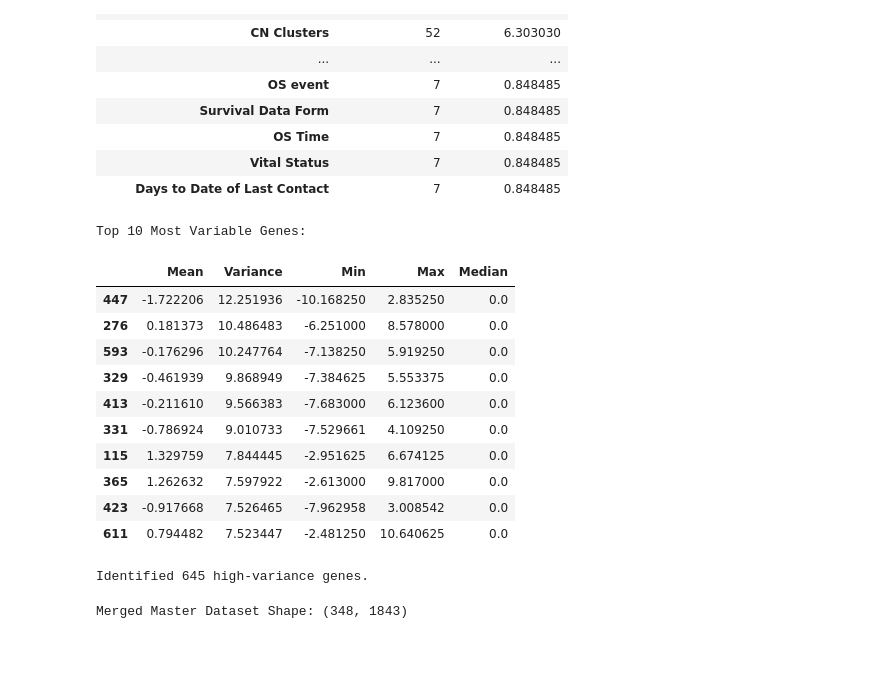
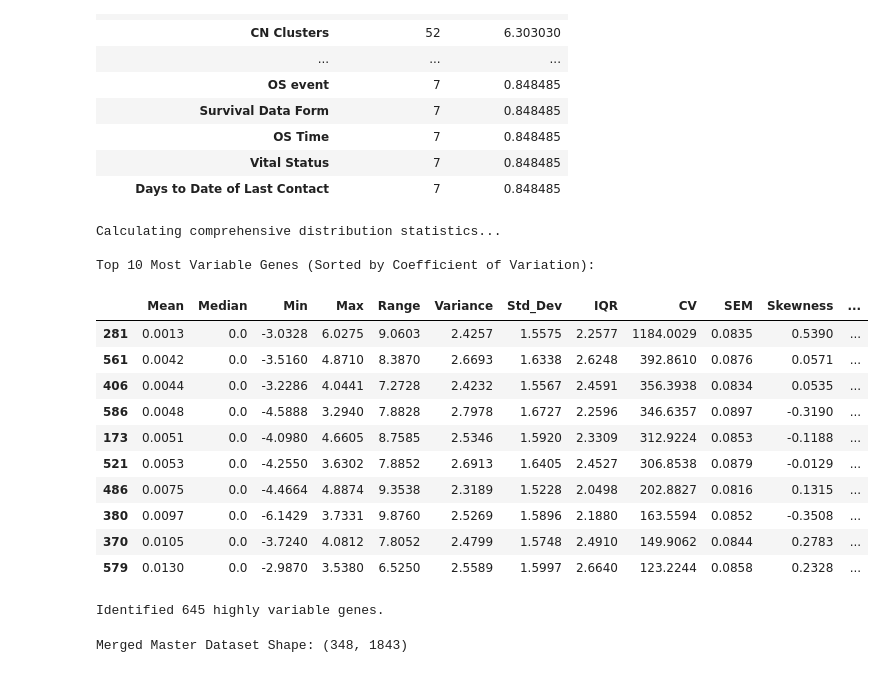
Before and after one commit to ypg1um-arch/SAU_ML_TASKS, a Jupyter notebook: TCGA-1_Classical_Stats_EDA.ipynb, the cells around one changed output. Cells and saved outputs as stored; diff of their text form; code cells hidden in the pictures.

```diff
--- a/TCGA-1_Classical_Stats_EDA.ipynb
+++ b/TCGA-1_Classical_Stats_EDA.ipynb
@@ -162,41 +162,58 @@ PAM50 mRNA:
 | Vital Status | 7 | 0.848485 |
 | Days to Date of Last Contact | 7 | 0.848485 |
 # %%
-# Cell 3: Global Statistics for Gene Expression
+# Cell 3: Comprehensive Global Statistics for Gene Expression
 # Drop the ID column temporarily just for calculating numeric stats
 if ID_COLUMN in ge_df.columns:
     numeric_ge_df = ge_df.drop(columns=[ID_COLUMN])
 else:
     numeric_ge_df = ge_df
 
+print("Calculating comprehensive distribution statistics...")
+
+# Calculate Summary Stats
 omics_summary = pd.DataFrame({
     'Mean': numeric_ge_df.mean(axis=0),
-    'Variance': numeric_ge_df.var(axis=0),
+    'Median': numeric_ge_df.median(axis=0),
     'Min': numeric_ge_df.min(axis=0),
     'Max': numeric_ge_df.max(axis=0),
-    'Median': numeric_ge_df.median(axis=0)
+    'Range': numeric_ge_df.max(axis=0) - numeric_ge_df.min(axis=0),
+
+    # Measures of Spread
+    'Variance': numeric_ge_df.var(axis=0),
+    'Std_Dev': numeric_ge_df.std(axis=0),
+    'IQR': numeric_ge_df.quantile(0.75, axis=0) - numeric_ge_df.quantile(0.25, axis=0),
+    'CV': numeric_ge_df.std(axis=0) / numeric_ge_df.mean(axis=0), # Coefficient of Variation
+    'SEM': numeric_ge_df.sem(axis=0), # Standard Error of the Mean
+
+    # Measures of Shape
+    'Skewness': numeric_ge_df.skew(axis=0),
+    'Kurtosis': numeric_ge_df.kurtosis(axis=0)
 })
 
-print("\nTop 10 Most Variable Genes:")
-display(omics_summary.sort_values(by='Variance', ascending=False).head(10))
+print("\nTop 10 Most Variable Genes (Sorted by Coefficient of Variation):")
+# Sorting by CV is often better than raw variance for gene expression
+display(omics_summary.sort_values(by='CV', ascending=False).head(10).round(4))
 
-# Filter dataset to keep only the top 1000 most variable genes
-top_1000_genes = omics_summary.nlargest(1000, 'Variance').index.tolist()
-print(f"\nIdentified {len(top_1000_genes)} high-variance genes.")
+# Filter dataset to keep only the top 1000 most variable genes (using CV)
+top_1000_genes = omics_summary.nlargest(1000, 'CV').index.tolist()
+print(f"\nIdentified {len(top_1000_genes)} highly variable genes.")
 # %% [output]
-Top 10 Most Variable Genes:
+Calculating comprehensive distribution statistics...
+
+Top 10 Most Variable Genes (Sorted by Coefficient of Variation):
-|  | Mean | Variance | Min | Max | Median |
-| 447 | -1.722206 | 12.251936 | -10.168250 | 2.835250 | 0.0 |
-| 276 | 0.181373 | 10.486483 | -6.251000 | 8.578000 | 0.0 |
-| 593 | -0.176296 | 10.247764 | -7.138250 | 5.919250 | 0.0 |
-| 329 | -0.461939 | 9.868949 | -7.384625 | 5.553375 | 0.0 |
-| 413 | -0.211610 | 9.566383 | -7.683000 | 6.123600 | 0.0 |
-| 331 | -0.786924 | 9.010733 | -7.529661 | 4.109250 | 0.0 |
-| 115 | 1.329759 | 7.844445 | -2.951625 | 6.674125 | 0.0 |
-| 365 | 1.262632 | 7.597922 | -2.613000 | 9.817000 | 0.0 |
-| 423 | -0.917668 | 7.526465 | -7.962958 | 3.008542 | 0.0 |
-| 611 | 0.794482 | 7.523447 | -2.481250 | 10.640625 | 0.0 |
+|  | Mean | Median | Min | Max | Range | Variance | Std_Dev | IQR | CV | SEM | Skewness | ... |
+| 281 | 0.0013 | 0.0 | -3.0328 | 6.0275 | 9.0603 | 2.4257 | 1.5575 | 2.2577 | 1184.0029 | 0.0835 | 0.5390 | ... |
+| 561 | 0.0042 | 0.0 | -3.5160 | 4.8710 | 8.3870 | 2.6693 | 1.6338 | 2.6248 | 392.8610 | 0.0876 | 0.0571 | ... |
+| 406 | 0.0044 | 0.0 | -3.2286 | 4.0441 | 7.2728 | 2.4232 | 1.5567 | 2.4591 | 356.3938 | 0.0834 | 0.0535 | ... |
+| 586 | 0.0048 | 0.0 | -4.5888 | 3.2940 | 7.8828 | 2.7978 | 1.6727 | 2.2596 | 346.6357 | 0.0897 | -0.3190 | ... |
+| 173 | 0.0051 | 0.0 | -4.0980 | 4.6605 | 8.7585 | 2.5346 | 1.5920 | 2.3309 | 312.9224 | 0.0853 | -0.1188 | ... |
+| 521 | 0.0053 | 0.0 | -4.2550 | 3.6302 | 7.8852 | 2.6913 | 1.6405 | 2.4527 | 306.8538 | 0.0879 | -0.0129 | ... |
+| 486 | 0.0075 | 0.0 | -4.4664 | 4.8874 | 9.3538 | 2.3189 | 1.5228 | 2.0498 | 202.8827 | 0.0816 | 0.1315 | ... |
+| 380 | 0.0097 | 0.0 | -6.1429 | 3.7331 | 9.8760 | 2.5269 | 1.5896 | 2.1880 | 163.5594 | 0.0852 | -0.3508 | ... |
+| 370 | 0.0105 | 0.0 | -3.7240 | 4.0812 | 7.8052 | 2.4799 | 1.5748 | 2.4910 | 149.9062 | 0.0844 | 0.2783 | ... |
+| 579 | 0.0130 | 0.0 | -2.9870 | 3.5380 | 6.5250 | 2.5589 | 1.5997 | 2.6640 | 123.2244 | 0.0858 | 0.2328 | ... |
-Identified 645 high-variance genes.
+Identified 645 highly variable genes.
 # %%
 # Cell 4: MERGE DATASETS
 # 1. Put all loaded DataFrames into a list
```
Also changed, not shown: parts of 2 cells of this notebook.
